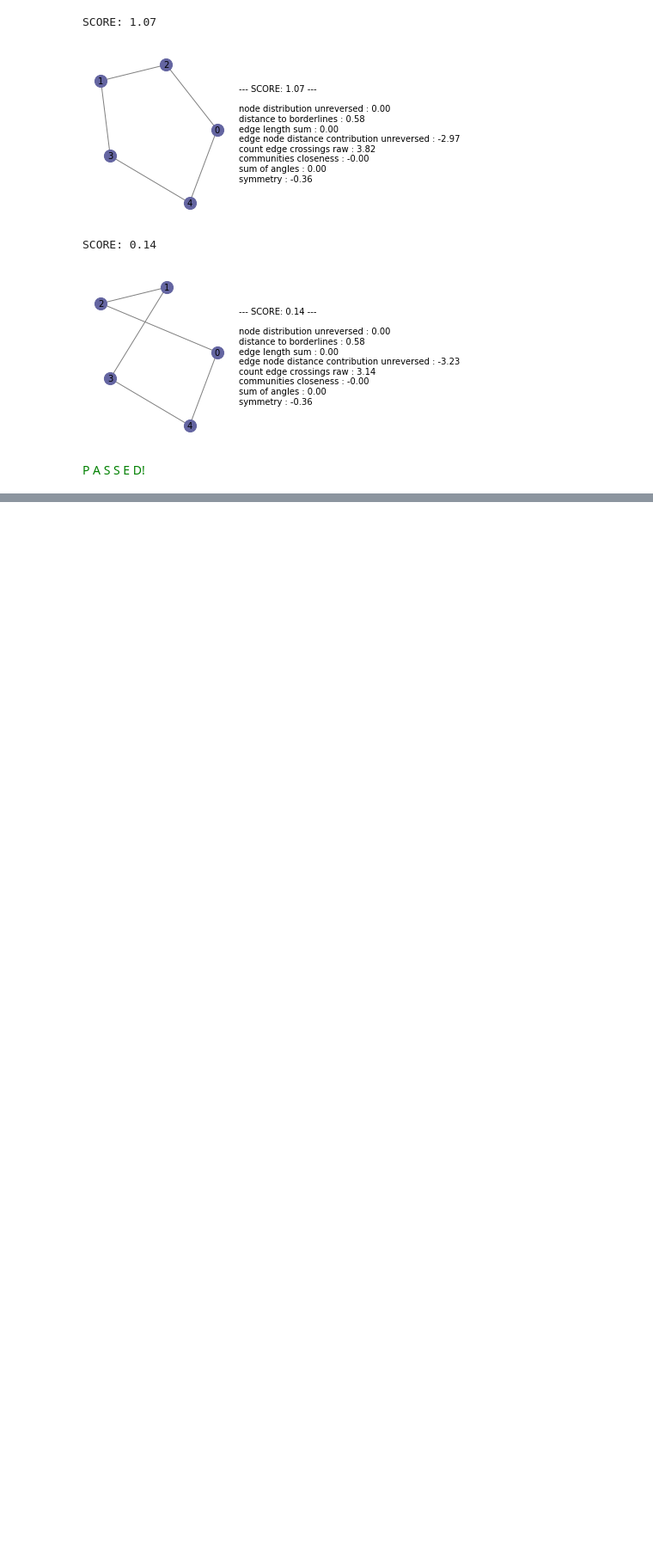
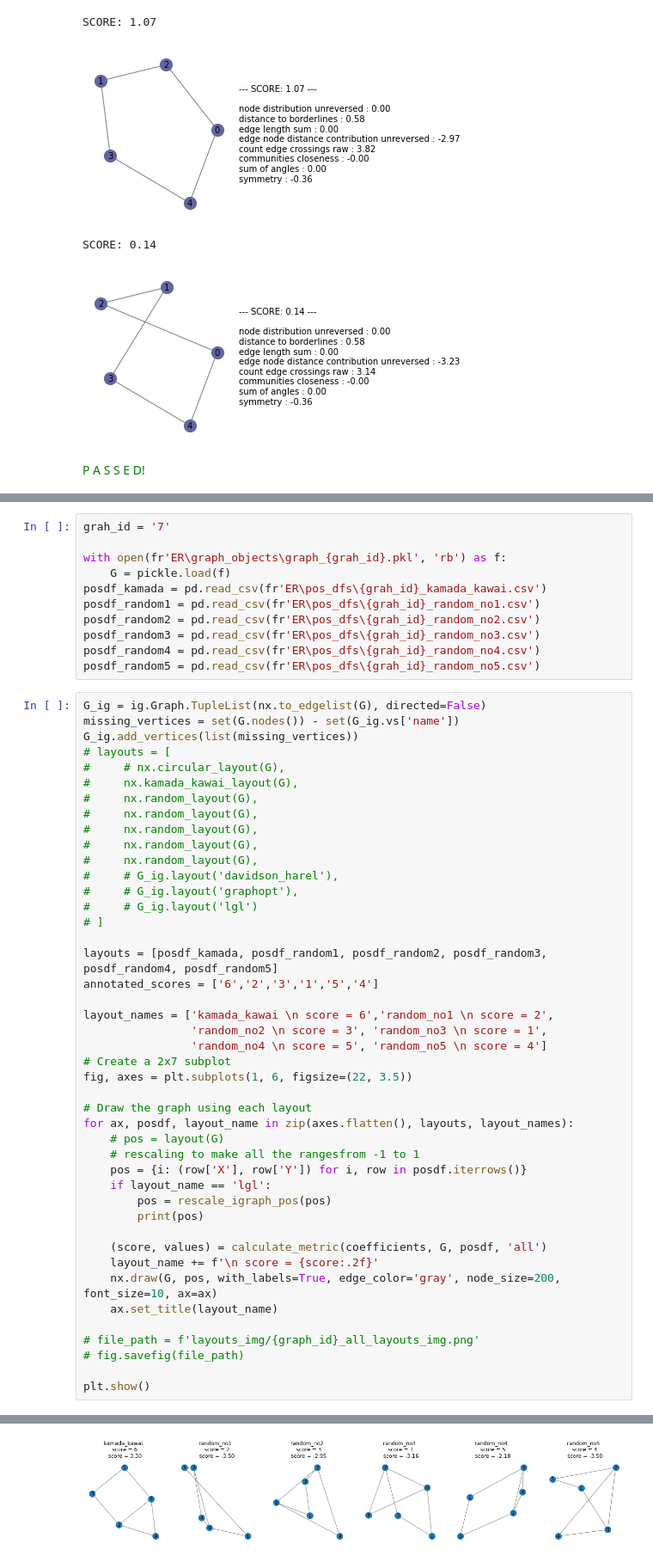
Before and after one commit to ARUMHC/Graph-Vizualisation-Rating-Metric, a Jupyter notebook: TEST_metric_from_lasso.ipynb, the cells around one changed output, grey strips where cells are left out. Shown at 86% size. Cells and saved outputs as stored; diff of their text form; blank space fills up the shorter version.

```diff
--- a/TEST_metric_from_lasso.ipynb
+++ b/TEST_metric_from_lasso.ipynb
@@ -326,0 +329,56 @@ P A S S E D!
+# %%
+grah_id = '7'
+
+with open(fr'ER\graph_objects\graph_{grah_id}.pkl', 'rb') as f:
+    G = pickle.load(f)
+posdf_kamada = pd.read_csv(fr'ER\pos_dfs\{grah_id}_kamada_kawai.csv')
+posdf_random1 = pd.read_csv(fr'ER\pos_dfs\{grah_id}_random_no1.csv')
+posdf_random2 = pd.read_csv(fr'ER\pos_dfs\{grah_id}_random_no2.csv')
+posdf_random3 = pd.read_csv(fr'ER\pos_dfs\{grah_id}_random_no3.csv')
+posdf_random4 = pd.read_csv(fr'ER\pos_dfs\{grah_id}_random_no4.csv')
+posdf_random5 = pd.read_csv(fr'ER\pos_dfs\{grah_id}_random_no5.csv')
+# %%
+G_ig = ig.Graph.TupleList(nx.to_edgelist(G), directed=False)
+missing_vertices = set(G.nodes()) - set(G_ig.vs['name'])
+G_ig.add_vertices(list(missing_vertices))
+# layouts = [
+#     # nx.circular_layout(G),
+#     nx.kamada_kawai_layout(G),
+#     nx.random_layout(G),
+#     nx.random_layout(G),
+#     nx.random_layout(G),
+#     nx.random_layout(G),
+#     nx.random_layout(G),
+#     # G_ig.layout('davidson_harel'),
+#     # G_ig.layout('graphopt'),
+#     # G_ig.layout('lgl')
+# ]
+
+layouts = [posdf_kamada, posdf_random1, posdf_random2, posdf_random3, posdf_random4, posdf_random5]
+annotated_scores = ['6','2','3','1','5','4']
+
+layout_names = ['kamada_kawai \n score = 6','random_no1 \n score = 2',
+                'random_no2 \n score = 3', 'random_no3 \n score = 1',
+                'random_no4 \n score = 5', 'random_no5 \n score = 4']
+# Create a 2x7 subplot
+fig, axes = plt.subplots(1, 6, figsize=(22, 3.5))
+
+# Draw the graph using each layout
+for ax, posdf, layout_name in zip(axes.flatten(), layouts, layout_names):
+    # pos = layout(G)
+    # rescaling to make all the rangesfrom -1 to 1
+    pos = {i: (row['X'], row['Y']) for i, row in posdf.iterrows()}
+    if layout_name == 'lgl':
+        pos = rescale_igraph_pos(pos)
+        print(pos)
+
+    (score, values) = calculate_metric(coefficients, G, posdf, 'all')
+    layout_name += f'\n score = {score:.2f}'
+    nx.draw(G, pos, with_labels=True, edge_color='gray', node_size=200, font_size=10, ax=ax)
+    ax.set_title(layout_name)
+
+# file_path = f'layouts_img/{graph_id}_all_layouts_img.png'
+# fig.savefig(file_path)
+
+plt.show()
+# %% [output]
@@ -326,0 +391 @@ P A S S E D!
+[figure, added]
```
Also changed, not shown: parts of 2 cells of this notebook.
